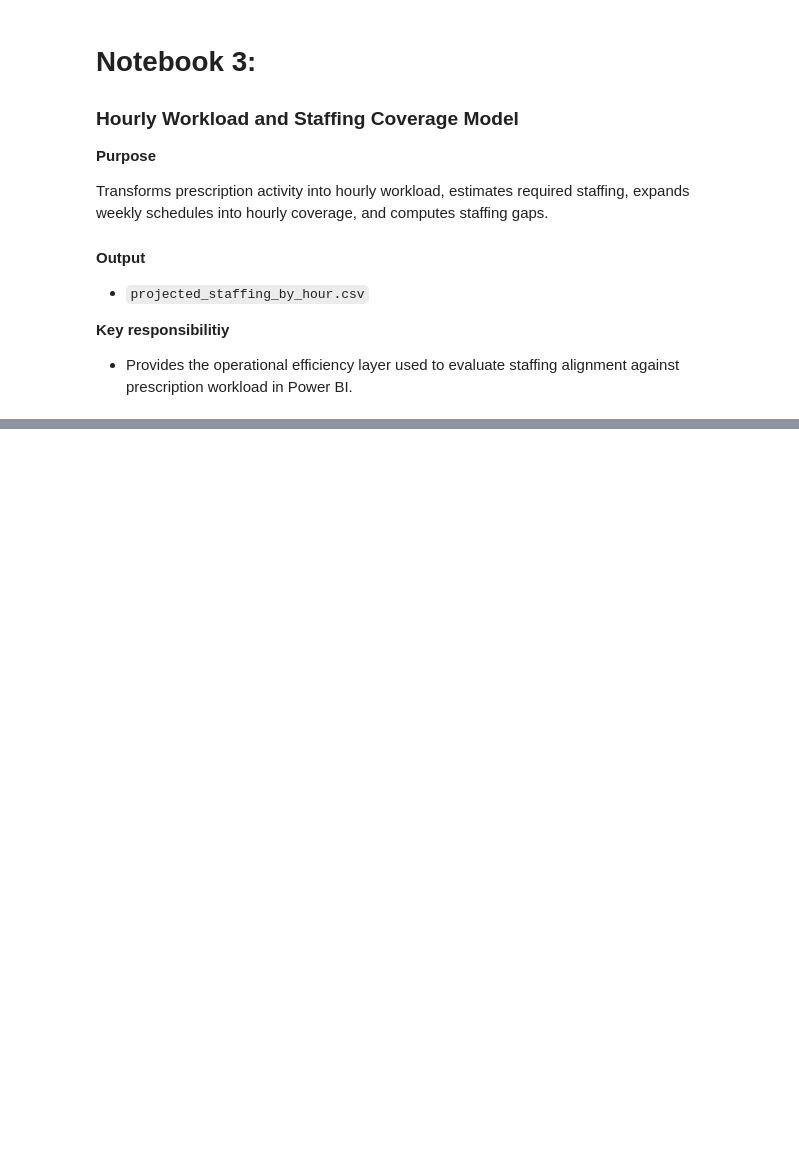
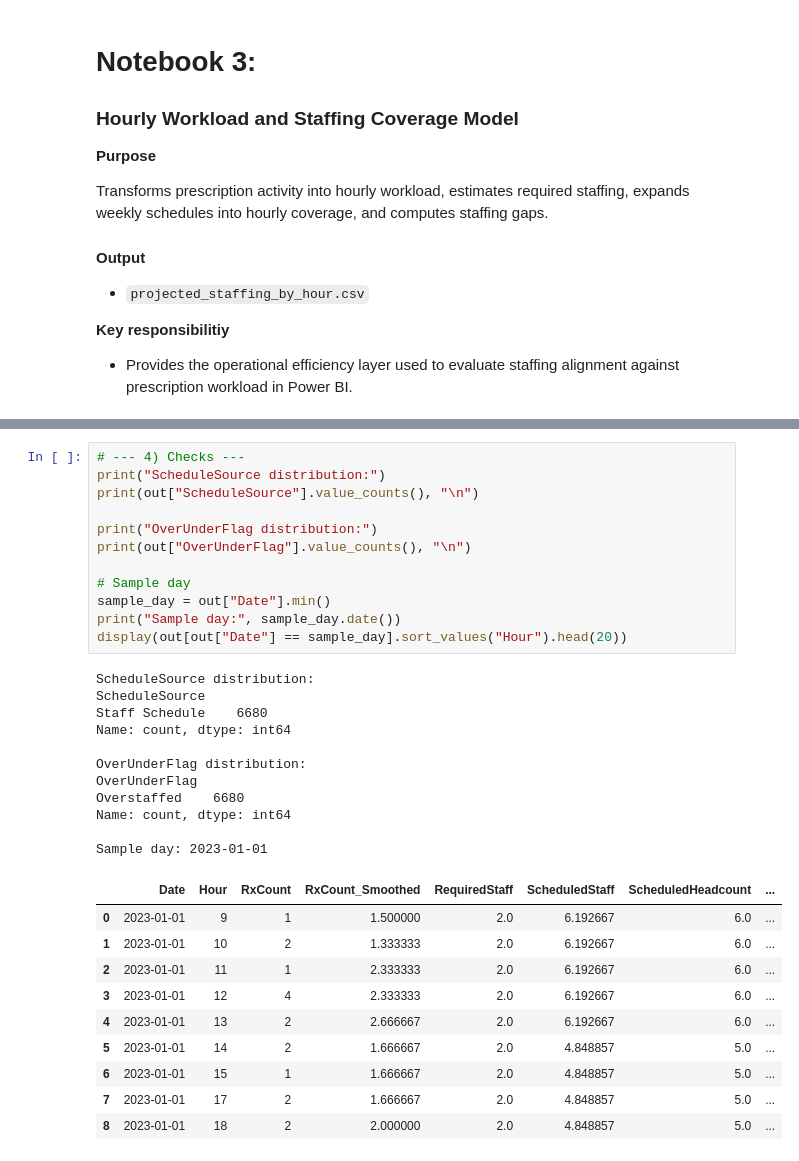
Before and after one commit to selenajesse/PharmacyOperationsOptimization, a Jupyter notebook: notebooks/Notebook3.ipynb, the cells around one changed output, grey strips where cells are left out. Drawn from its saved outputs; the diff is of its cells as text; blank space fills up the shorter version.

```diff
--- a/notebooks/Notebook3.ipynb
+++ b/notebooks/Notebook3.ipynb
@@ -347,0 +283,34 @@ Wrote: /Users/selenadavis/PythonProject/Notebooks/bi_outputs/projected_staffing_
+# %%
+# --- 4) Checks ---
+print("ScheduleSource distribution:")
+print(out["ScheduleSource"].value_counts(), "\n")
+
+print("OverUnderFlag distribution:")
+print(out["OverUnderFlag"].value_counts(), "\n")
+
+# Sample day
+sample_day = out["Date"].min()
+print("Sample day:", sample_day.date())
+display(out[out["Date"] == sample_day].sort_values("Hour").head(20))
+# %% [output]
+ScheduleSource distribution:
+ScheduleSource
+Staff Schedule    6680
+Name: count, dtype: int64
+
+OverUnderFlag distribution:
+OverUnderFlag
+Overstaffed    6680
+Name: count, dtype: int64
+
+Sample day: 2023-01-01
+|  | Date | Hour | RxCount | RxCount_Smoothed | RequiredStaff | ScheduledStaff | ScheduledHeadcount | ... |
+| 0 | 2023-01-01 | 9 | 1 | 1.500000 | 2.0 | 6.192667 | 6.0 | ... |
+| 1 | 2023-01-01 | 10 | 2 | 1.333333 | 2.0 | 6.192667 | 6.0 | ... |
+| 2 | 2023-01-01 | 11 | 1 | 2.333333 | 2.0 | 6.192667 | 6.0 | ... |
+| 3 | 2023-01-01 | 12 | 4 | 2.333333 | 2.0 | 6.192667 | 6.0 | ... |
+| 4 | 2023-01-01 | 13 | 2 | 2.666667 | 2.0 | 6.192667 | 6.0 | ... |
+| 5 | 2023-01-01 | 14 | 2 | 1.666667 | 2.0 | 4.848857 | 5.0 | ... |
+| 6 | 2023-01-01 | 15 | 1 | 1.666667 | 2.0 | 4.848857 | 5.0 | ... |
+| 7 | 2023-01-01 | 17 | 2 | 1.666667 | 2.0 | 4.848857 | 5.0 | ... |
+| 8 | 2023-01-01 | 18 | 2 | 2.000000 | 2.0 | 4.848857 | 5.0 | ... |
```
Also changed, not shown: parts of 9 cells of this notebook, 9 other files.
